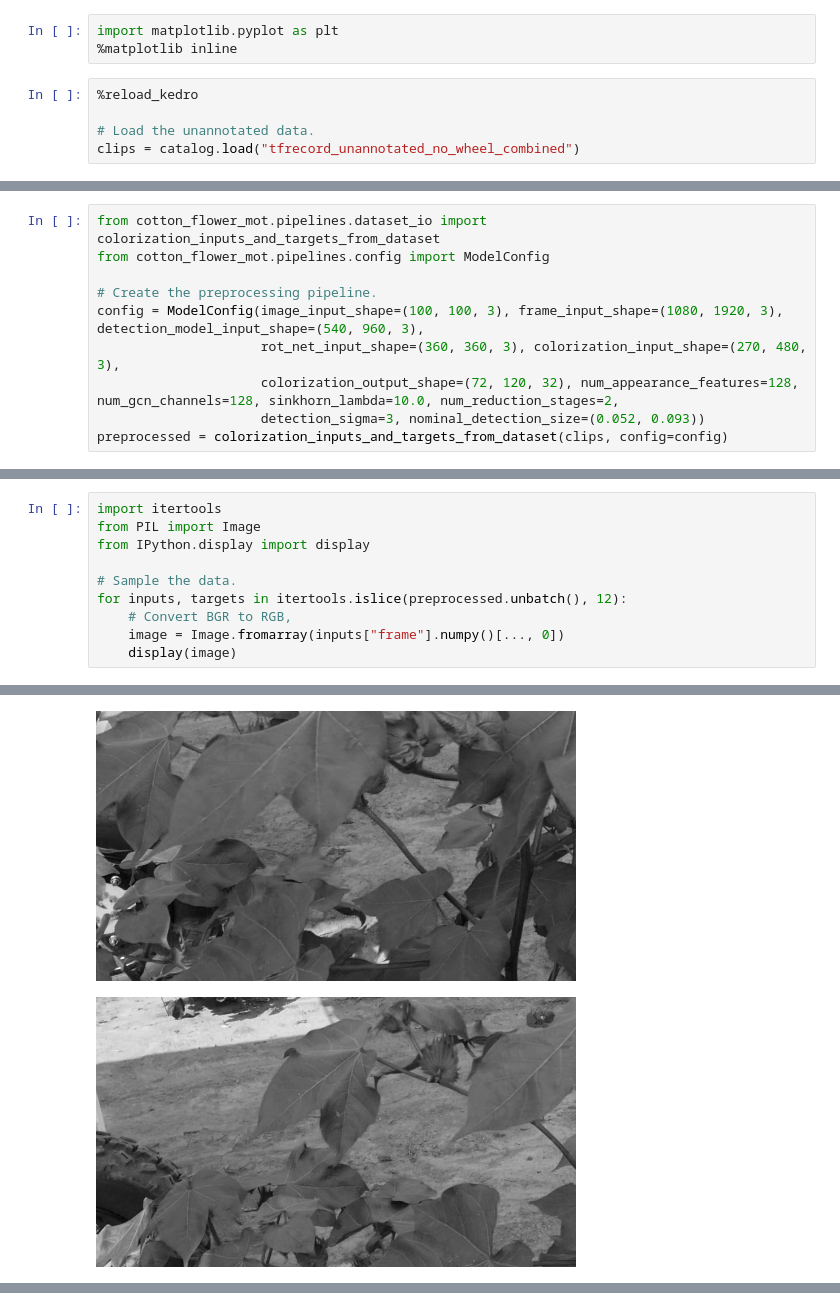
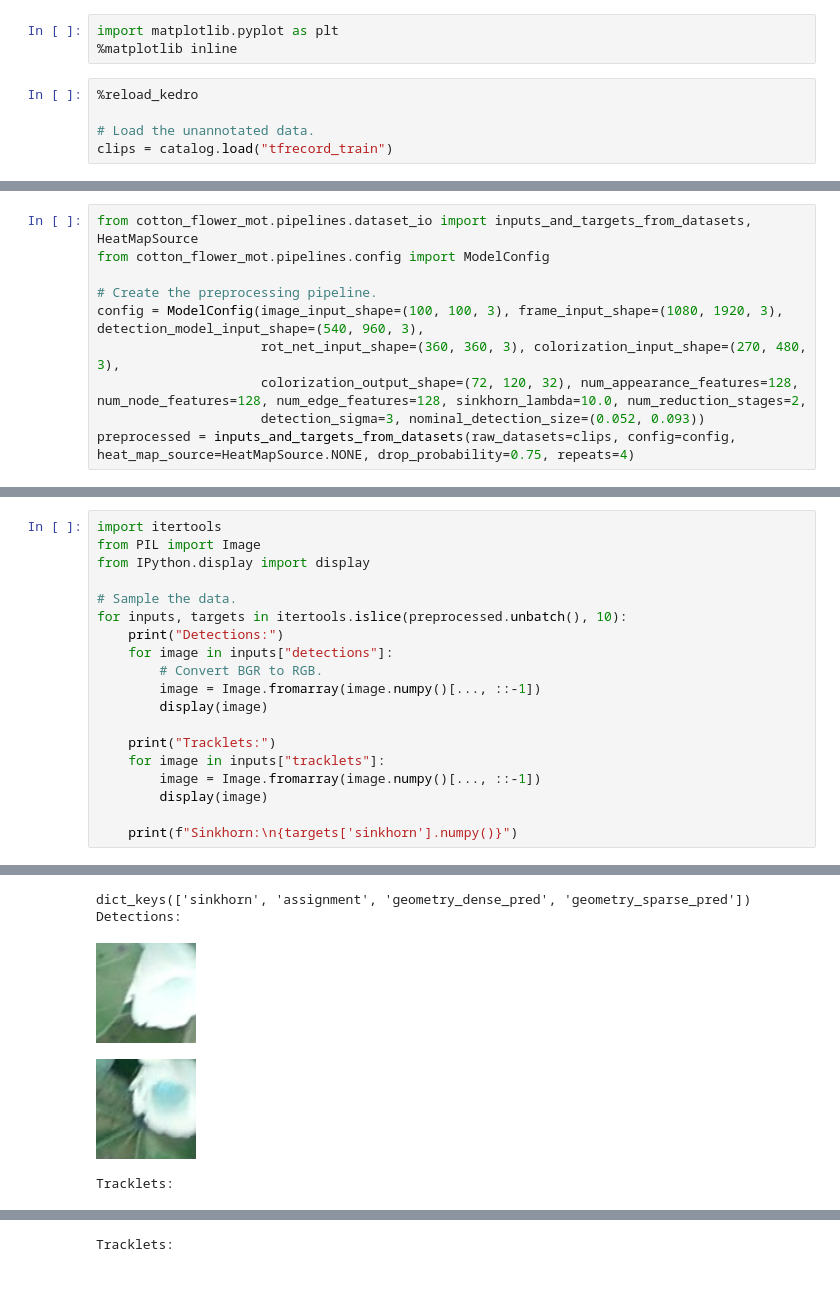
Before and after one commit to UGA-BSAIL/self-supervised-learning, a Jupyter notebook: notebooks/test_colorization_loading.ipynb, the cells around one changed output, grey strips where cells are left out. Drawn from its saved outputs; the diff is of its cells as text; blank space fills up the shorter version.

```diff
--- a/notebooks/test_colorization_loading.ipynb
+++ b/notebooks/test_colorization_loading.ipynb
@@ -5,5 +5,5 @@ import matplotlib.pyplot as plt
 %reload_kedro
 
 # Load the unannotated data.
-clips = catalog.load("tfrecord_unannotated_no_wheel_combined")
+clips = catalog.load("tfrecord_train")
 # %% [output]
@@ -21,10 +19,10 @@ clips = catalog.load("tfrecord_unannotated_no_wheel_combined")
 # %%
-from cotton_flower_mot.pipelines.dataset_io import colorization_inputs_and_targets_from_dataset
+from cotton_flower_mot.pipelines.dataset_io import inputs_and_targets_from_datasets, HeatMapSource
 from cotton_flower_mot.pipelines.config import ModelConfig
 
 # Create the preprocessing pipeline.
 config = ModelConfig(image_input_shape=(100, 100, 3), frame_input_shape=(1080, 1920, 3), detection_model_input_shape=(540, 960, 3),
                      rot_net_input_shape=(360, 360, 3), colorization_input_shape=(270, 480, 3),
-                     colorization_output_shape=(72, 120, 32), num_appearance_features=128, num_gcn_channels=128, sinkhorn_lambda=10.0, num_reduction_stages=2,
+                     colorization_output_shape=(72, 120, 32), num_appearance_features=128, num_node_features=128, num_edge_features=128, sinkhorn_lambda=10.0, num_reduction_stages=2,
                      detection_sigma=3, nominal_detection_size=(0.052, 0.093))
-preprocessed = colorization_inputs_and_targets_from_dataset(clips, config=config)
+preprocessed = inputs_and_targets_from_datasets(raw_datasets=clips, config=config, heat_map_source=HeatMapSource.NONE, drop_probability=0.75, repeats=4)
@@ -34,8 +50,17 @@ from PIL import Image
 from IPython.display import display
 
 # Sample the data.
-for inputs, targets in itertools.islice(preprocessed.unbatch(), 12):
-    # Convert BGR to RGB,
-    image = Image.fromarray(inputs["frame"].numpy()[..., 0])
-    display(image)
+for inputs, targets in itertools.islice(preprocessed.unbatch(), 10):
+    print("Detections:")
+    for image in inputs["detections"]:
+        # Convert BGR to RGB.
+        image = Image.fromarray(image.numpy()[..., ::-1])
+        display(image)
+
+    print("Tracklets:")
+    for image in inputs["tracklets"]:
+        image = Image.fromarray(image.numpy()[..., ::-1])
+        display(image)
+
+    print(f"Sinkhorn:\n{targets['sinkhorn'].numpy()}")
 # %% [output]
@@ -58,2 +84,5 @@ Chroma: 0 0.400980413
+dict_keys(['sinkhorn', 'assignment', 'geometry_dense_pred', 'geometry_sparse_pred'])
+Detections:
-[figure, old version]
+[figure, new version]
-[figure, old version]
+[figure, new version]
+Tracklets:
@@ -62,0 +97 @@ Chroma: 0 0.400980413
+Tracklets:
```
Also changed, not shown: parts of 5 cells of this notebook, 7 other files.
